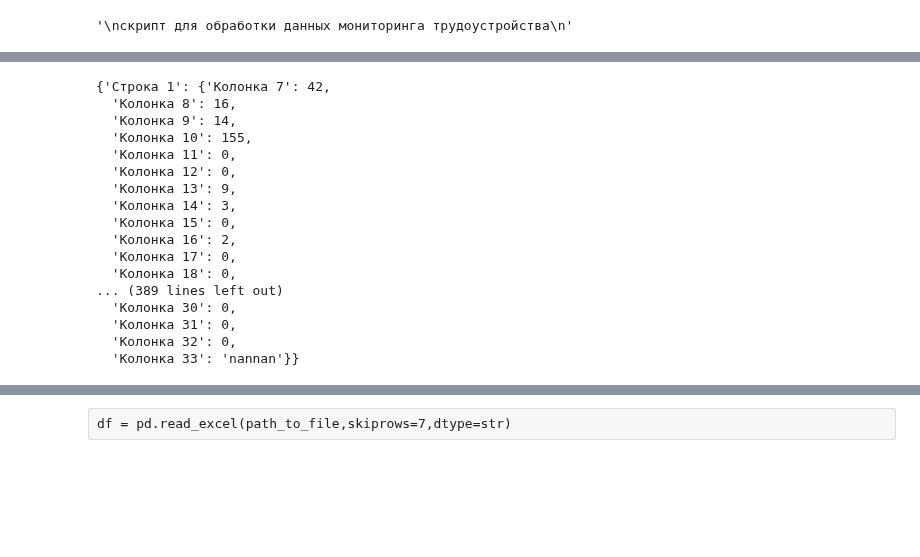
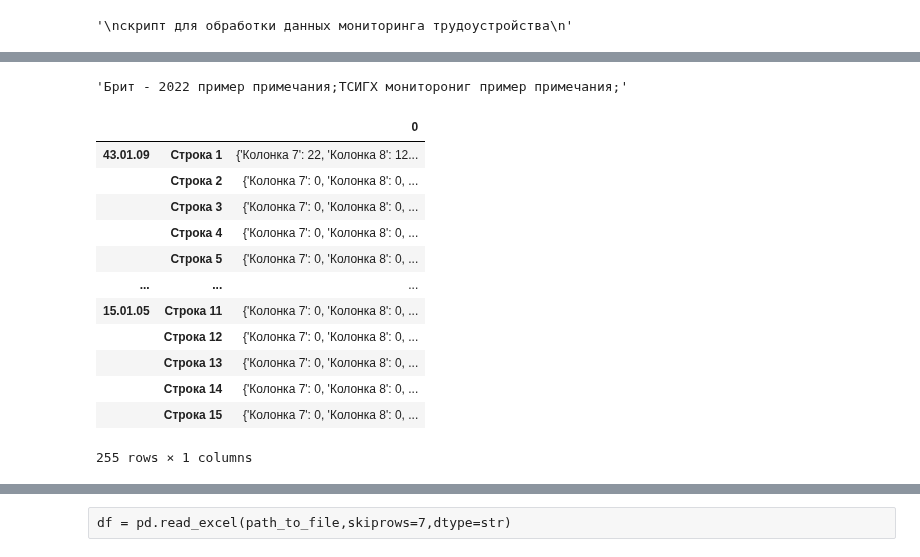
Before and after one commit to t0r1n88/Dodger_2023, a Jupyter notebook: SPO_employment.ipynb, the cells around one changed output, grey strips where cells are left out. Drawn from its saved outputs; the diff is of its cells as text; code cells hidden in the pictures; blank space fills up the shorter version.

```diff
--- a/SPO_employment.ipynb
+++ b/SPO_employment.ipynb
@@ -56,8 +74,13 @@ for file in os.listdir(path_to_files):
     spec_dict = {}
     for row in row_cat:
         spec_dict[row] = {key:0 for key in column_cat}
+
+
     # Изменяем последний ключ на строковый поскольку там будут хранится примечания
-   # spec_dict['Колонка 33'] = ''
+    for row,value in spec_dict.items():
+        for col,data in value.items():
+            if col == 'Колонка 33':
+                spec_dict[row][col] = ''
     # Создаем словарь среднего уровня содержащй данные по всем специальностям
     poo_dct = {key:copy.deepcopy(spec_dict) for key in code_spec}
 
@@ -88,14 +111,11 @@ for file in os.listdir(path_to_files):
 
         data_row = row[7:34] # получаем срез с нужными данными
         for idx_col,value in enumerate(data_row,start=1):
-
-            #print(f'Строка {idx_row}')
-            #print(f'Колонка {idx_col}')
-
-
             if idx_col + 6 == 33:
                 # сохраняем примечания в строке
-                high_level_dct[name_file][current_code][f'Строка {idx_row}'][f'Колонка {idx_col + 6}'] = str(value)
+                print(value)
+                high_level_dct[name_file][current_code][f'Строка {idx_row}'][f'Колонка {idx_col + 6}'] = f'{name_file} {check_data_note(value)};'
+
             else:
                 high_level_dct[name_file][current_code][f'Строка {idx_row}'][f'Колонка {idx_col + 6}'] += check_data(value)
 
@@ -157,13 +190,10 @@ itog_df
 # %%
 # Складываем результаты
-
 for poo,spec in high_level_dct.items():
     for code_spec,data in spec.items():
-        print(code_spec)
         for row,col_data in data.items():
-            print(row)
             for col,value in col_data.items():
-                print(col)
                 if col == 'Колонка 33':
-                    itog_df[code_spec][row][col] = value
-                itog_df[code_spec][row][col] += value
+                    itog_df[code_spec][row][col] += check_data_note(value)
+                else:
+                    itog_df[code_spec][row][col] += value
@@ -188,20 +200,26 @@ for poo,spec in high_level_dct.items():
 # %%
-itog_df['43.01.06']
+itog_df['43.01.06']['Строка 1']['Колонка 33']
 # %% [output]
-{'Строка 1': {'Колонка 7': 42,
-  'Колонка 8': 16,
-  'Колонка 9': 14,
-  'Колонка 10': 155,
-  'Колонка 11': 0,
-  'Колонка 12': 0,
-  'Колонка 13': 9,
-  'Колонка 14': 3,
-  'Колонка 15': 0,
-  'Колонка 16': 2,
-  'Колонка 17': 0,
-  'Колонка 18': 0,
-... (389 lines left out)
-  'Колонка 30': 0,
-  'Колонка 31': 0,
-  'Колонка 32': 0,
-  'Колонка 33': 'nannan'}}
+'Брит - 2022 пример примечания;ТСИГХ мониторониг пример примечания;'
+# %%
+out_df =pd.DataFrame.from_dict(itog_df, orient='index')
+# %%
+stack_df = out_df.stack()
+    # название такое выбрал потому что было лень заменять значения из блокнота юпитера
+frame = stack_df.to_frame()
+# %%
+frame
+# %% [output]
+|  |  | 0 |
+| 43.01.09 | Строка 1 | {'Колонка 7': 22, 'Колонка 8': 12... |
+|  | Строка 2 | {'Колонка 7': 0, 'Колонка 8': 0, ... |
+|  | Строка 3 | {'Колонка 7': 0, 'Колонка 8': 0, ... |
+|  | Строка 4 | {'Колонка 7': 0, 'Колонка 8': 0, ... |
+|  | Строка 5 | {'Колонка 7': 0, 'Колонка 8': 0, ... |
+| ... | ... | ... |
+| 15.01.05 | Строка 11 | {'Колонка 7': 0, 'Колонка 8': 0, ... |
+|  | Строка 12 | {'Колонка 7': 0, 'Колонка 8': 0, ... |
+|  | Строка 13 | {'Колонка 7': 0, 'Колонка 8': 0, ... |
+|  | Строка 14 | {'Колонка 7': 0, 'Колонка 8': 0, ... |
+|  | Строка 15 | {'Колонка 7': 0, 'Колонка 8': 0, ... |
+255 rows × 1 columns
```
Also changed, not shown: parts of 15 cells of this notebook.
